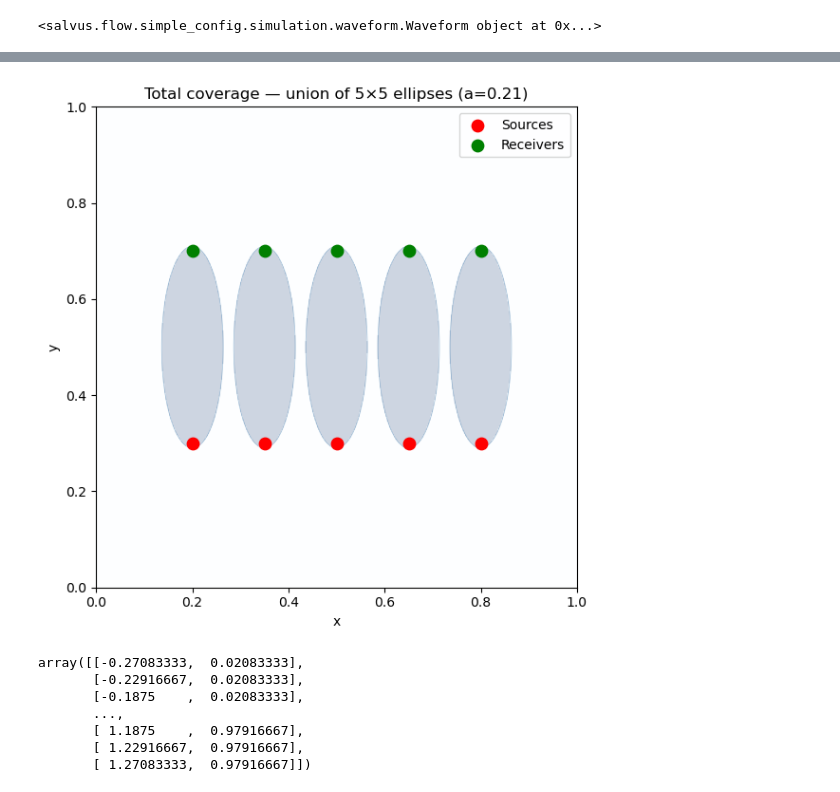
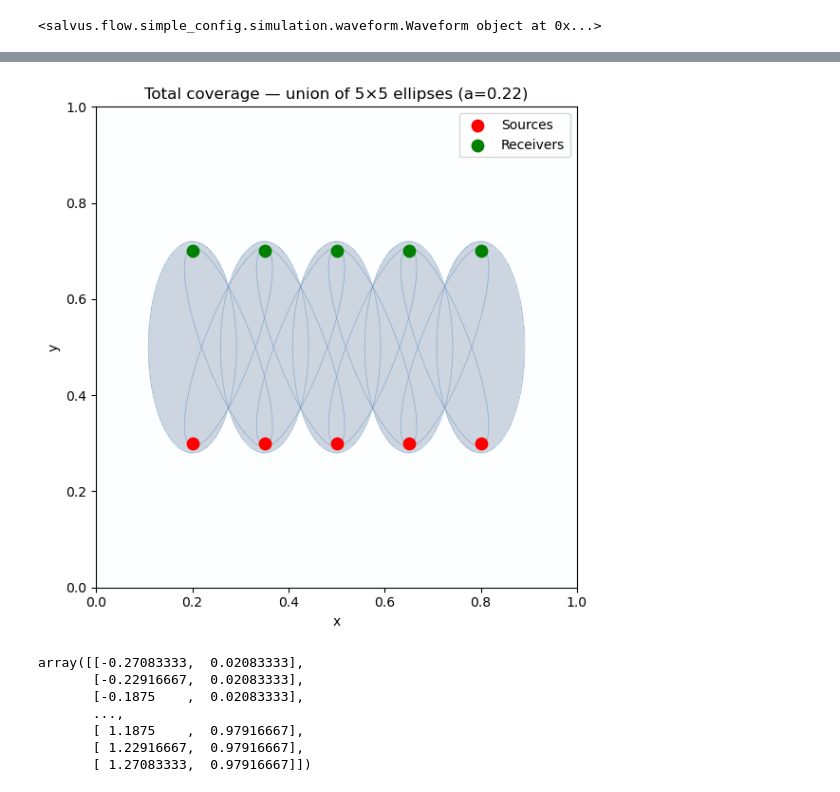
Before and after one commit to oliverwfy/acoustic_FWI_velocity_underwater, a Jupyter notebook: tomography/FWI_salvus.ipynb, the cells around one changed output, grey strips where cells are left out. Cells and saved outputs as stored; diff of their text form; code cells hidden in the pictures.

```diff
--- a/tomography/FWI_salvus.ipynb
+++ b/tomography/FWI_salvus.ipynb
@@ -324,7 +324,7 @@ tx = 5
 s_loc = [(x, 0.3) for x in np.linspace(0.2, 0.8, tx)]
 r_loc = [(x, 0.7) for x in np.linspace(0.2, 0.8, tx)]
 
-a = 0.21
+a = 0.22
 
 x_vals = np.linspace(0.0, 1.0, 400)
 y_vals = np.linspace(0.0, 1.0, 400)
@@ -332,34 +332,34 @@ X, Y = np.meshgrid(x_vals, y_vals)
 
 # Union of all 25 ellipses
 coverage = np.zeros(X.shape, dtype=bool)
 for s in s_loc:
     for r in r_loc:
         coverage |= ellipse_mask(X, Y, s, r, a)
 
 fig, ax = plt.subplots(figsize=(6, 6))
 ax.imshow(coverage, extent=[0, 1, 0, 1], origin='lower', cmap='Blues', alpha=0.2)
 
 for s in s_loc:
     for r in r_loc:
         d1 = np.sqrt((X - s[0])**2 + (Y - s[1])**2)
         d2 = np.sqrt((X - r[0])**2 + (Y - r[1])**2)
         ax.contour(X, Y, d1 + d2, levels=[2 * a], colors='steelblue', linewidths=0.5, alpha=0.5)
 
 ax.scatter([s[0] for s in s_loc], [s[1] for s in s_loc],
            color='red',   s=80, zorder=5, label='Sources')
 ax.scatter([r[0] for r in r_loc], [r[1] for r in r_loc],
            color='green', s=80, zorder=5, label='Receivers')
 ax.set_xlim(0, 1)
 ax.set_ylim(0, 1)
 ax.set_xlabel('x')
 ax.set_ylabel('y')
 ax.set_title(f'Total coverage — union of {tx}×{tx} ellipses (a={a})')
 ax.legend()
 ax.set_aspect('equal')
 plt.tight_layout()
 plt.show()
 # %% [output]
-[figure, old version]
+[figure, new version]
 # %%
 reconstruction = p_salvus.inversions.get_model("inversion_L2", 9)
 # %%
```
Also changed, not shown: parts of 3 cells of this notebook.
